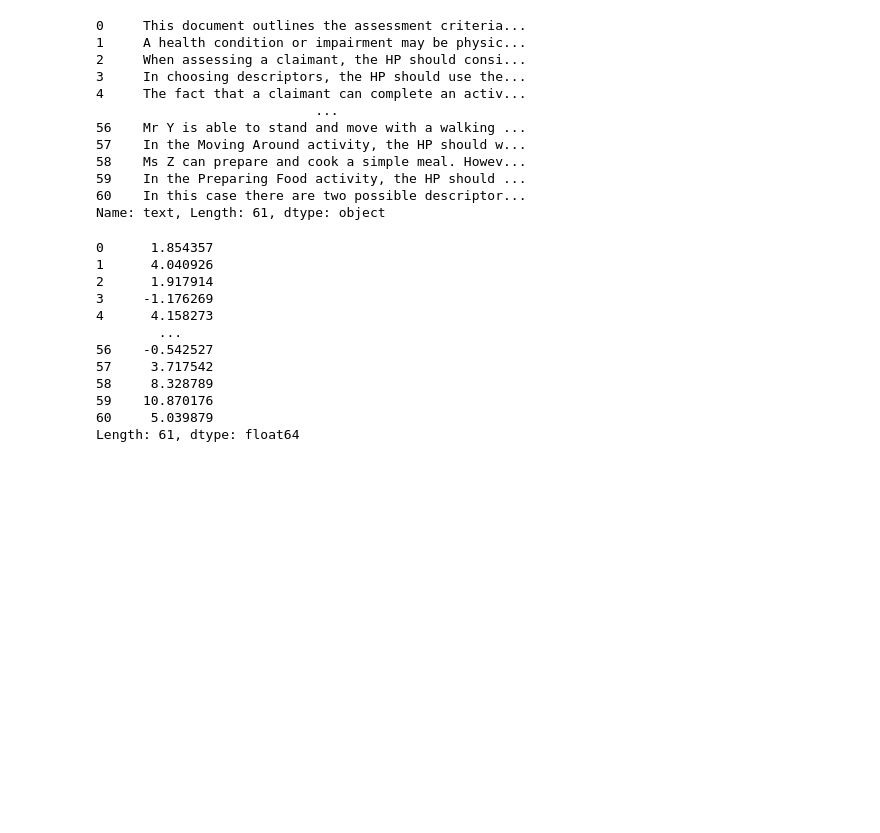
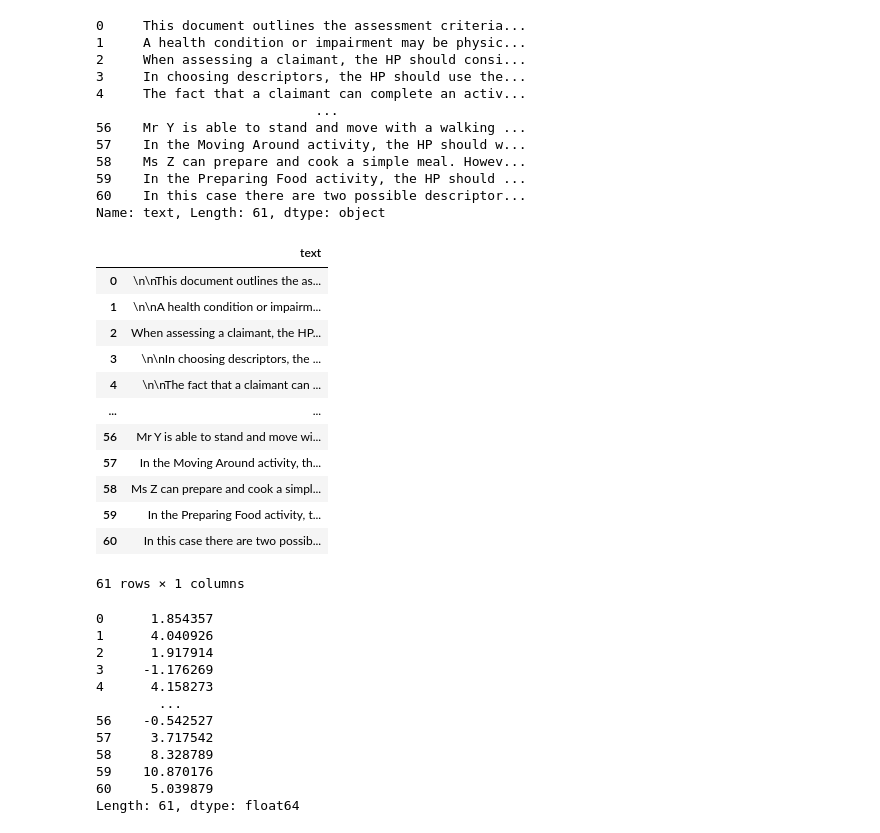
Before and after one commit to AdamShafi-Cap/text-summarisation, a Jupyter notebook: notebooks/Testing.ipynb, the cells around one changed output. Saved outputs shown, nothing was run; the diff lists cells and outputs as text; code cells hidden in the pictures; blank space fills up the shorter version.

```diff
--- a/notebooks/Testing.ipynb
+++ b/notebooks/Testing.ipynb
@@ -129,6 +129,22 @@ def ask(q:str, X:pd.DataFrame, s:pd.DataFrame, n: int, model)->pd.Series:
                     .abs()
                     .sort_values(ascending=False)
                    )
+# %%
+a
+# %% [output]
+|  | text |
+| 0 | \n\nThis document outlines the as... |
+| 1 | \n\nA health condition or impairm... |
+| 2 | When assessing a claimant, the HP... |
+| 3 | \n\nIn choosing descriptors, the ... |
+| 4 | \n\nThe fact that a claimant can ... |
+| ... | ... |
+| 56 | Mr Y is able to stand and move wi... |
+| 57 | In the Moving Around activity, th... |
+| 58 | Ms Z can prepare and cook a simpl... |
+| 59 | In the Preparing Food activity, t... |
+| 60 | In this case there are two possib... |
+61 rows × 1 columns
 # %%
 embedding = np.array(qa.encode(['preparing food activity'])[0])
 # %%
```
Also changed, not shown: 1 other file.
